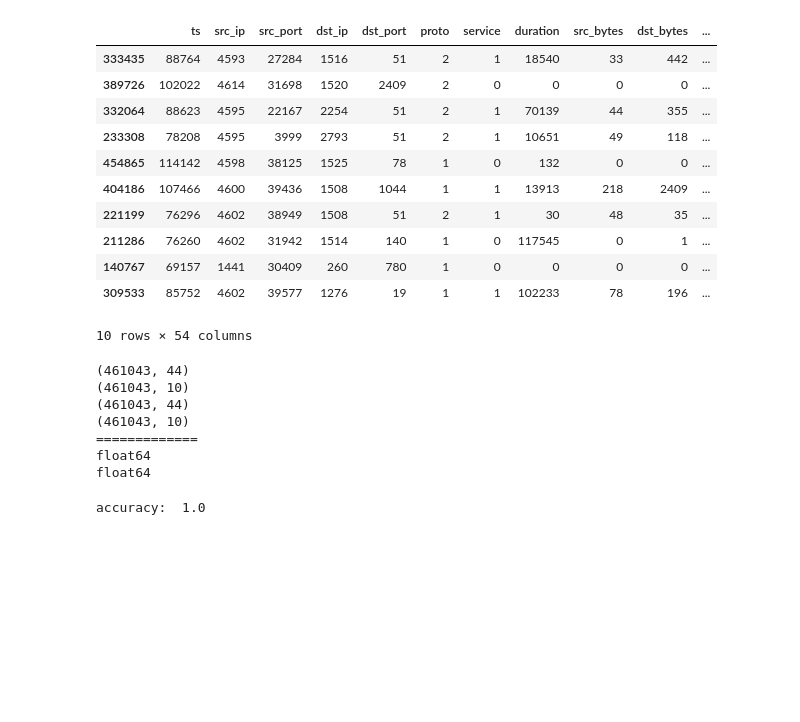
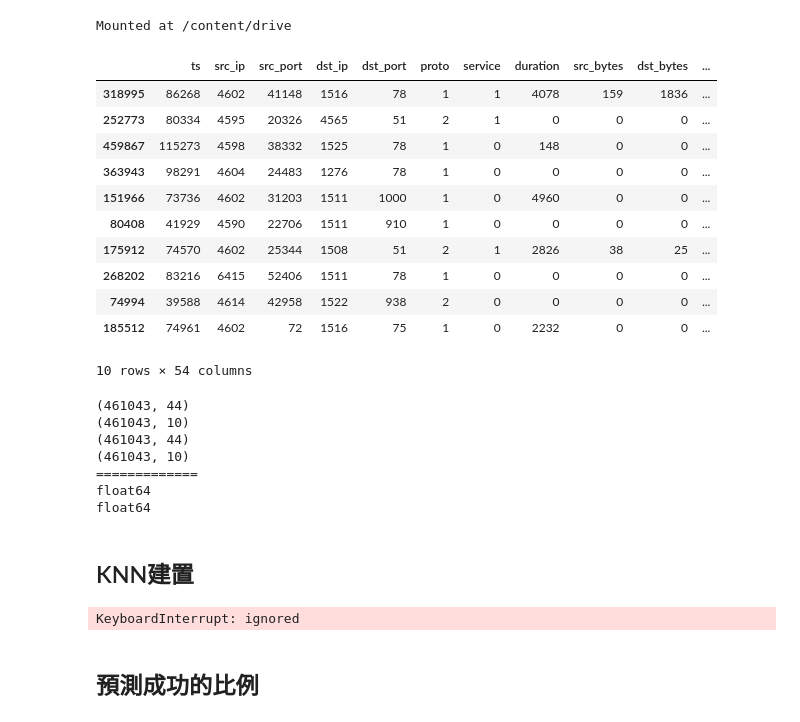
Before and after one commit to allankizgzz/Machine_training, a Jupyter notebook: KnnNetwork.ipynb, the cells around one changed output. Saved outputs shown, nothing was run; the diff lists cells and outputs as text; code cells hidden in the pictures; blank space fills up the shorter version.

```diff
--- a/KnnNetwork.ipynb
+++ b/KnnNetwork.ipynb
@@ -15,25 +15,30 @@ from sklearn.neighbors import KNeighborsClassifier
 from sklearn.utils import shuffle
 import seaborn as sns
 from sklearn.metrics import confusion_matrix
+# %%
+from google.colab import drive
+drive.mount('/content/drive')
+# %% [output]
+Mounted at /content/drive
 # %%
-data = pd.read_csv("C:/Users/USER/Desktop/Program/Machine_training/Network_processed_data.csv")
+data = pd.read_csv("/content/drive/My Drive/dataset/Network_processed_data.csv")
 for i in range (10):
     data = shuffle(data)
 pd.set_option('display.max_columns', 50)
 pd.set_option('display.max_rows', 50)
 data.head(10)
 # %% [output]
 |  | ts | src_ip | src_port | dst_ip | dst_port | proto | service | duration | src_bytes | dst_bytes | ... |
-| 333435 | 88764 | 4593 | 27284 | 1516 | 51 | 2 | 1 | 18540 | 33 | 442 | ... |
-| 389726 | 102022 | 4614 | 31698 | 1520 | 2409 | 2 | 0 | 0 | 0 | 0 | ... |
-| 332064 | 88623 | 4595 | 22167 | 2254 | 51 | 2 | 1 | 70139 | 44 | 355 | ... |
-| 233308 | 78208 | 4595 | 3999 | 2793 | 51 | 2 | 1 | 10651 | 49 | 118 | ... |
-| 454865 | 114142 | 4598 | 38125 | 1525 | 78 | 1 | 0 | 132 | 0 | 0 | ... |
-| 404186 | 107466 | 4600 | 39436 | 1508 | 1044 | 1 | 1 | 13913 | 218 | 2409 | ... |
-| 221199 | 76296 | 4602 | 38949 | 1508 | 51 | 2 | 1 | 30 | 48 | 35 | ... |
-| 211286 | 76260 | 4602 | 31942 | 1514 | 140 | 1 | 0 | 117545 | 0 | 1 | ... |
-| 140767 | 69157 | 1441 | 30409 | 260 | 780 | 1 | 0 | 0 | 0 | 0 | ... |
-| 309533 | 85752 | 4602 | 39577 | 1276 | 19 | 1 | 1 | 102233 | 78 | 196 | ... |
+| 318995 | 86268 | 4602 | 41148 | 1516 | 78 | 1 | 1 | 4078 | 159 | 1836 | ... |
+| 252773 | 80334 | 4595 | 20326 | 4565 | 51 | 2 | 1 | 0 | 0 | 0 | ... |
+| 459867 | 115273 | 4598 | 38332 | 1525 | 78 | 1 | 0 | 148 | 0 | 0 | ... |
+| 363943 | 98291 | 4604 | 24483 | 1276 | 78 | 1 | 0 | 0 | 0 | 0 | ... |
+| 151966 | 73736 | 4602 | 31203 | 1511 | 1000 | 1 | 0 | 4960 | 0 | 0 | ... |
+| 80408 | 41929 | 4590 | 22706 | 1511 | 910 | 1 | 0 | 0 | 0 | 0 | ... |
+| 175912 | 74570 | 4602 | 25344 | 1508 | 51 | 2 | 1 | 2826 | 38 | 25 | ... |
+| 268202 | 83216 | 6415 | 52406 | 1511 | 78 | 1 | 0 | 0 | 0 | 0 | ... |
+| 74994 | 39588 | 4614 | 42958 | 1522 | 938 | 2 | 0 | 0 | 0 | 0 | ... |
+| 185512 | 74961 | 4602 | 72 | 1516 | 75 | 1 | 0 | 2232 | 0 | 0 | ... |
 10 rows × 54 columns
 # %%
 #拿出資料90%當作訓練集
@@ -73,6 +78,8 @@ print(Y_test.dtype)
 =============
 float64
 float64
+# %% [markdown]
+## KNN建置
 # %%
 # 建立 KNN 模型
 knnModel = KNeighborsClassifier(n_neighbors=3)
@@ -80,8 +87,9 @@ knnModel = KNeighborsClassifier(n_neighbors=3)
 knnModel.fit(X_train,Y_train)
 # 使用訓練資料預測分類
 predicted = knnModel.predict(X_train)
+# %% [output]
+KeyboardInterrupt: ignored
+# %% [markdown]
+## 預測成功的比例
 # %%
-# 預測成功的比例
 print('accuracy: ',knnModel.score(X_test,predicted))
-# %% [output]
-accuracy:  1.0
```
Also changed, not shown: parts of 7 cells of this notebook, 2 other files.
